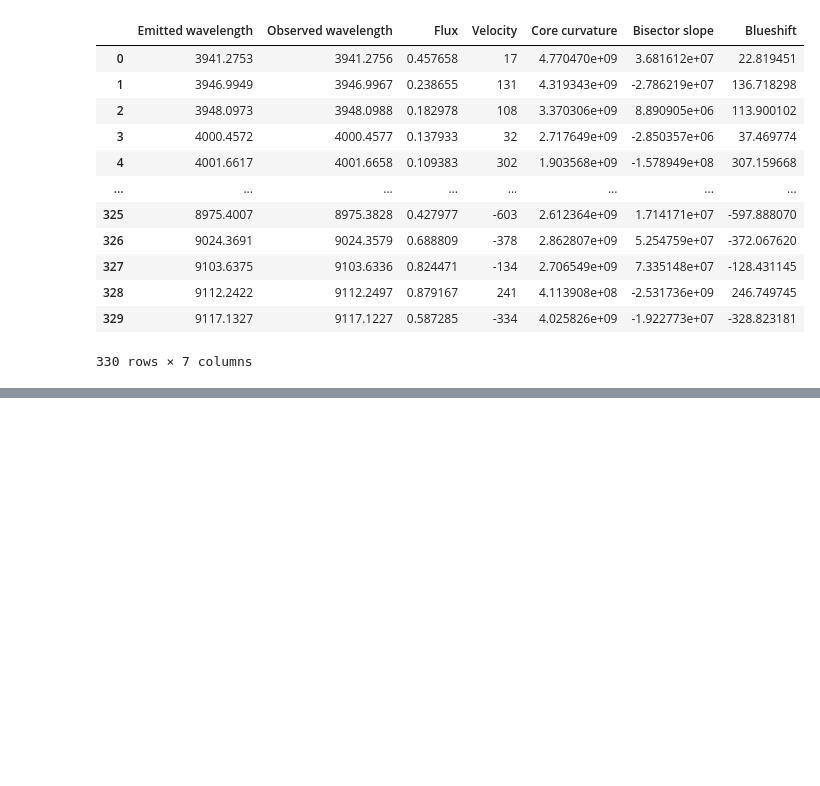
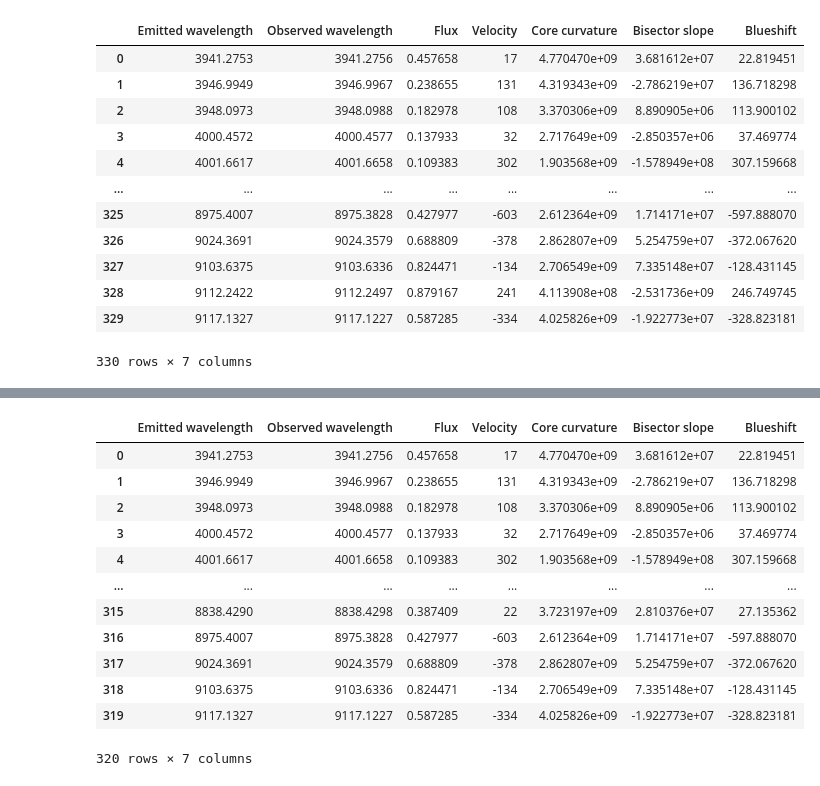
Before and after one commit to JessiDaniL/Proyecto-Te-rico-Arturo, a Jupyter notebook: Espectro completo de arturo_visualizador/Espectro completo de arturo_visualizador/Filtro.ipynb, the cells around one changed output, grey strips where cells are left out. Cells and saved outputs as stored; diff of their text form; code cells hidden in the pictures; blank space fills up the shorter version.

```diff
--- a/Espectro completo de arturo_visualizador/Espectro completo de arturo_visualizador/Filtro.ipynb
+++ b/Espectro completo de arturo_visualizador/Espectro completo de arturo_visualizador/Filtro.ipynb
@@ -439,7 +439,7 @@ def Fit_derivates(local_points,lamda_list):
 
             #Evaluate the second and third derivate in the wavelength observed. Re-scalated the coefficients
             d2 = (poly.polyval(minimal_root[0],d2_param) / (wave_std ** 2)) #Core curvature
-            d3 = -(Third_Derivate(d2, poly.polyval(minimal_root[0],d3_param) / (wave_std ** 3) )) #Bisector slope
+            d3 = -1*(Third_Derivate(d2, poly.polyval(minimal_root[0],d3_param) / (wave_std ** 3) )) #Bisector slope
 
             #Calculate the velocity and convective blueshift
             blueshift = ((lamda_obs[0]/lamda_list[i]) - 1)* const.c
@@ -702,6 +700,20 @@ Values_r
 # %%
-# index_to_drop = [13, 48, 70, 73, 74, , 109, 185, 233, 304, 307, 324, 328]
+index_to_drop = [13, 73, 74, 109, 185, 233, 304, 307, 324, 328]
 
-# Values = Values.drop(index_to_drop).reset_index(drop=True)
+Values_r = Values_r.drop(index_to_drop).reset_index(drop=True)
 
-# Values
+Values_r
+# %% [output]
+|  | Emitted wavelength | Observed wavelength | Flux | Velocity | Core curvature | Bisector slope | Blueshift |
+| 0 | 3941.2753 | 3941.2756 | 0.457658 | 17 | 4.770470e+09 | 3.681612e+07 | 22.819451 |
+| 1 | 3946.9949 | 3946.9967 | 0.238655 | 131 | 4.319343e+09 | -2.786219e+07 | 136.718298 |
+| 2 | 3948.0973 | 3948.0988 | 0.182978 | 108 | 3.370306e+09 | 8.890905e+06 | 113.900102 |
+| 3 | 4000.4572 | 4000.4577 | 0.137933 | 32 | 2.717649e+09 | -2.850357e+06 | 37.469774 |
+| 4 | 4001.6617 | 4001.6658 | 0.109383 | 302 | 1.903568e+09 | -1.578949e+08 | 307.159668 |
+| ... | ... | ... | ... | ... | ... | ... | ... |
+| 315 | 8838.4290 | 8838.4298 | 0.387409 | 22 | 3.723197e+09 | 2.810376e+07 | 27.135362 |
+| 316 | 8975.4007 | 8975.3828 | 0.427977 | -603 | 2.612364e+09 | 1.714171e+07 | -597.888070 |
+| 317 | 9024.3691 | 9024.3579 | 0.688809 | -378 | 2.862807e+09 | 5.254759e+07 | -372.067620 |
+| 318 | 9103.6375 | 9103.6336 | 0.824471 | -134 | 2.706549e+09 | 7.335148e+07 | -128.431145 |
+| 319 | 9117.1327 | 9117.1227 | 0.587285 | -334 | 4.025826e+09 | -1.922773e+07 | -328.823181 |
+320 rows × 7 columns
```
Also changed, not shown: parts of 6 cells of this notebook, 2 other files.
